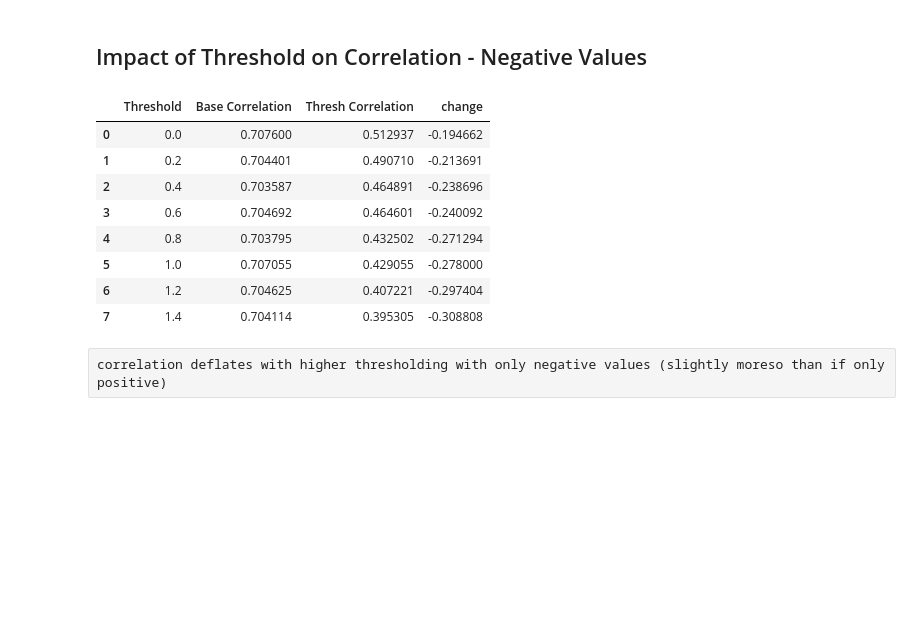
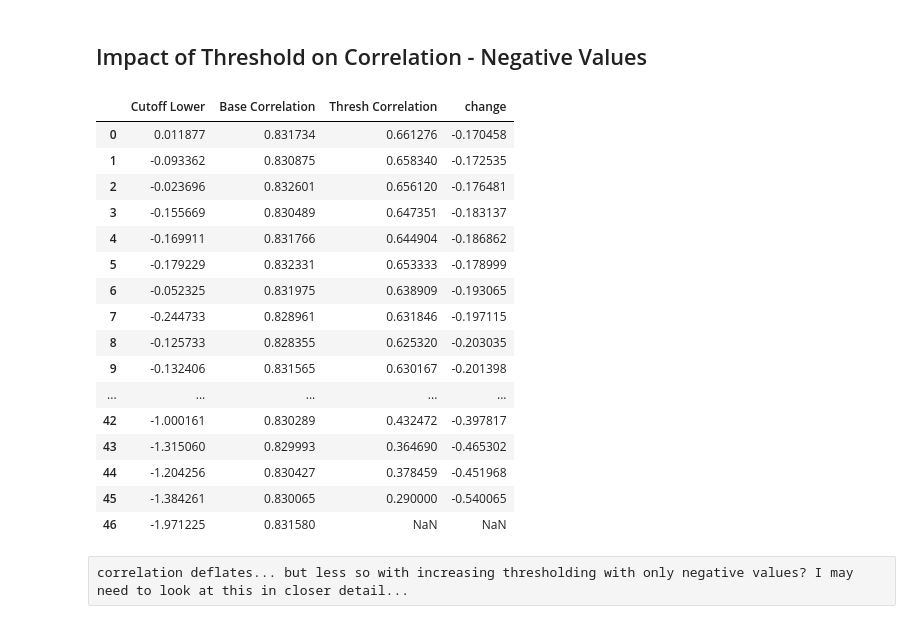
Before and after one commit to nagyistge/brainmeta, a Jupyter notebook: image_comparison/notebook/correlation_thresholding.ipynb, the cells around one changed output. Cells and saved outputs as stored; diff of their text form; code cells hidden in the pictures; blank space fills up the shorter version.

```diff
--- a/image_comparison/notebook/correlation_thresholding.ipynb
+++ b/image_comparison/notebook/correlation_thresholding.ipynb
@@ -114,45 +133,55 @@ correlation deflates with higher thresholding of only positive values
 # %%
 nruns=1000
 
 # Thresholds
-thresholds = [x*0.2 for x in range(0,8)]
+thresholds = range(53,100) # Fudging around 0
 
 # Here we will save the averages
-correlations = pandas.DataFrame(columns=["Threshold","Base Correlation","Thresh Correlation"])
+correlations = pandas.DataFrame(columns=["Cutoff Lower","Base Correlation","Thresh Correlation"])
 
 for t in range(0,len(thresholds)):
 
     thresh = thresholds[t]
 
     # Will hold original correlation, thresholded correlation
     corrs=pandas.DataFrame(columns=["No Threshold","Threshold"])
     for run in range(nruns):
         img1 = numpy.random.randn(100)*1.0
-        # Add noise
-        img2 = img1 + numpy.random.randn(100)*1.0
+        # Add 40% noise
+        img2 = (img1*0.6) + (0.4*numpy.random.randn(100)*1.0)
         # Threshold image 2
-        mask = img2 < (-1.0*thresh)
+        cutoff = scipy.stats.scoreatpercentile(img2,(100-thresh))
+        mask = img2 < cutoff
         # Base case - no thresholding of image 2
         tno = numpy.corrcoef(img1,img2)[0,1]
         # Comparison case - thresholding applied
         tyes = numpy.corrcoef(img1[mask],img2[mask])[0,1]
         corrs.loc[run] = [tno,tyes]
-    correlations.loc[t] = [thresh] + corrs.mean().tolist()
+    correlations.loc[t] = [cutoff] + corrs.mean().tolist()
 
 # Take absolute value, we just want to know if larger or smaller number
-correlations_abs = correlations.abs()
-change = correlations_abs["Thresh Correlation"] - correlations_abs["Base Correlation"]
-correlations_abs["change"] = change
-correlations_abs
+correlations["Base Correlation"] = correlations["Base Correlation"].abs()
+correlations["Thresh Correlation"] = correlations["Thresh Correlation"].abs()
+change = correlations["Thresh Correlation"] - correlations["Base Correlation"]
+correlations["change"] = change
+correlations
 # %% [output]
-|  | Threshold | Base Correlation | Thresh Correlation | change |
-| 0 | 0.0 | 0.707600 | 0.512937 | -0.194662 |
-| 1 | 0.2 | 0.704401 | 0.490710 | -0.213691 |
-| 2 | 0.4 | 0.703587 | 0.464891 | -0.238696 |
-| 3 | 0.6 | 0.704692 | 0.464601 | -0.240092 |
-| 4 | 0.8 | 0.703795 | 0.432502 | -0.271294 |
-| 5 | 1.0 | 0.707055 | 0.429055 | -0.278000 |
-| 6 | 1.2 | 0.704625 | 0.407221 | -0.297404 |
-| 7 | 1.4 | 0.704114 | 0.395305 | -0.308808 |
+|  | Cutoff Lower | Base Correlation | Thresh Correlation | change |
+| 0 | 0.011877 | 0.831734 | 0.661276 | -0.170458 |
+| 1 | -0.093362 | 0.830875 | 0.658340 | -0.172535 |
+| 2 | -0.023696 | 0.832601 | 0.656120 | -0.176481 |
+| 3 | -0.155669 | 0.830489 | 0.647351 | -0.183137 |
+| 4 | -0.169911 | 0.831766 | 0.644904 | -0.186862 |
+| 5 | -0.179229 | 0.832331 | 0.653333 | -0.178999 |
+| 6 | -0.052325 | 0.831975 | 0.638909 | -0.193065 |
+| 7 | -0.244733 | 0.828961 | 0.631846 | -0.197115 |
+| 8 | -0.125733 | 0.828355 | 0.625320 | -0.203035 |
+| 9 | -0.132406 | 0.831565 | 0.630167 | -0.201398 |
+| ... | ... | ... | ... | ... |
+| 42 | -1.000161 | 0.830289 | 0.432472 | -0.397817 |
+| 43 | -1.315060 | 0.829993 | 0.364690 | -0.465302 |
+| 44 | -1.204256 | 0.830427 | 0.378459 | -0.451968 |
+| 45 | -1.384261 | 0.830065 | 0.290000 | -0.540065 |
+| 46 | -1.971225 | 0.831580 | NaN | NaN |
-# %% [raw]
-correlation deflates with higher thresholding with only negative values (slightly moreso than if only positive)
+# %% [raw]
+correlation deflates... but less so with increasing thresholding with only negative values? I may need to look at this in closer detail...
```
Also changed, not shown: parts of 2 cells of this notebook.
